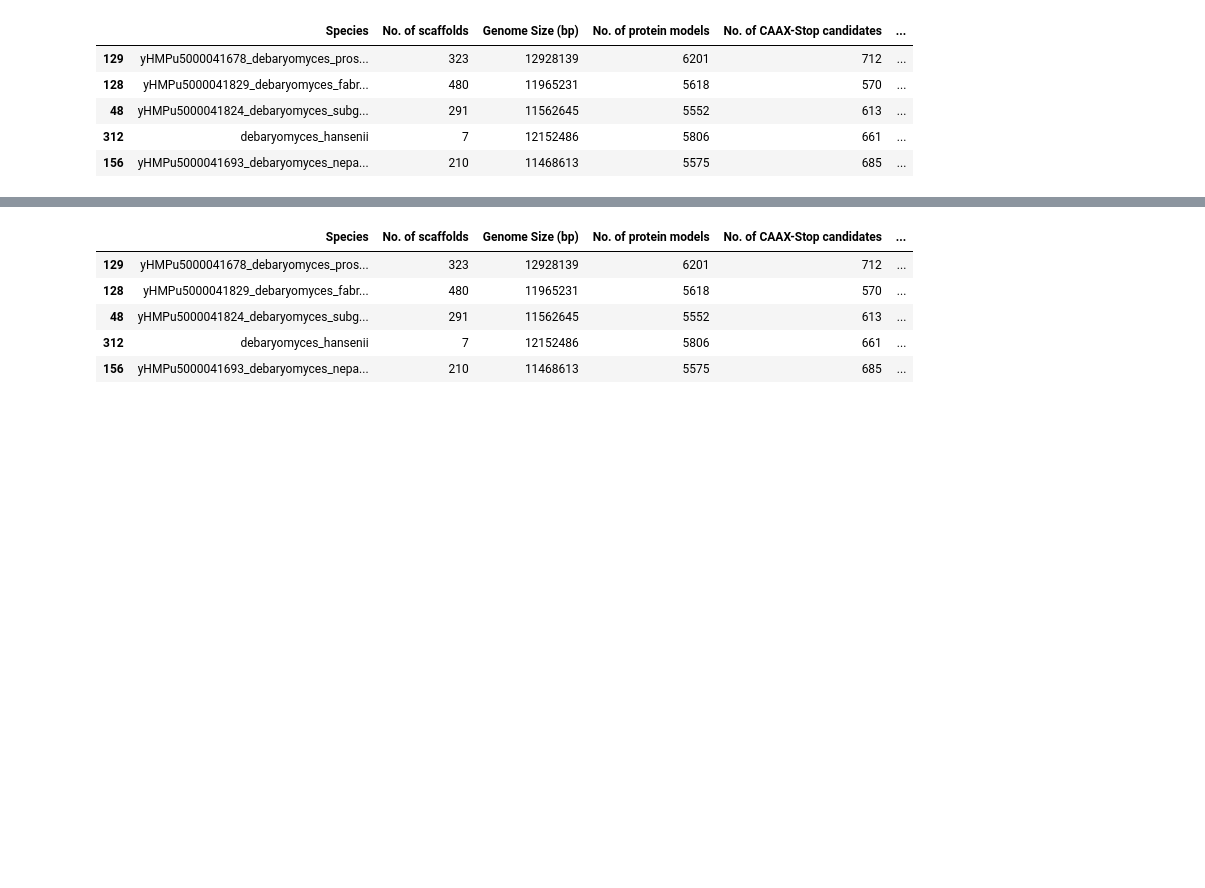
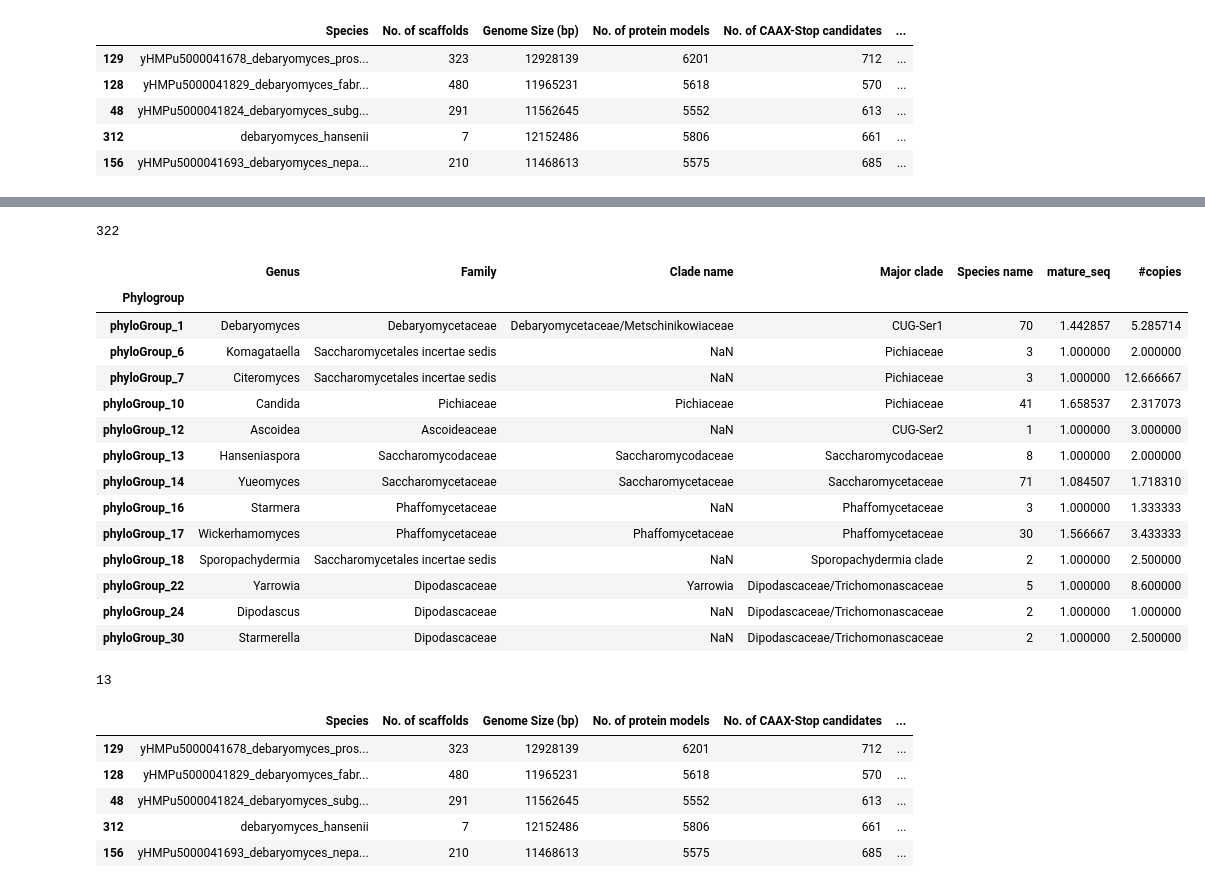
Before and after one commit to sriramsrikant/pheromoneFinder, a Jupyter notebook: notebooks/fungalPheromoneStats_230129.ipynb, the cells around one changed output, grey strips where cells are left out. Cells and saved outputs as stored; diff of their text form; code cells hidden in the pictures; blank space fills up the shorter version.

```diff
--- a/notebooks/fungalPheromoneStats_230129.ipynb
+++ b/notebooks/fungalPheromoneStats_230129.ipynb
@@ -2076,31 +2092,90 @@ dtype: int64
 # %%
 ##On [230205], I am going to write a piece of code, to pull in the list of curated pheromone candidates, based on the number of copies and aggregate them
 ##based on the major clade they belong to in the publication of Shen 2017.
 ##I think I can ingest what is currently table 2 "per-species_unique-candidate-list_220320.csv", which I made manually and then use similar aggregation to above.
 ##The goal is to address reviewer comments and condense table 2 to something smaller and existing to Supp Table 2.
 ##Importing existing table 2.
 candidate_score_dir = os.path.join(data_dir, "scores")
-species_unique_candidates_frame = pd.read_csv(os.path.join(candidate_score_dir, "per-species_unique-candidate-list_220320.csv"), sep=",")
-species_unique_candidates_frame['Species'] = species_unique_candidates_frame['Species'].str.replace(' ', '_')
+species_unique_candidates_frame_total = pd.read_csv(os.path.join(candidate_score_dir, "per-species_unique-candidate-list_220320.csv"), sep=",")
+species_unique_candidates_frame_total['Species'] = species_unique_candidates_frame_total['Species'].str.replace(' ', '_')
 #species_unique_candidates_frame.head()
+#print(species_unique_candidates_frame.columns)
 
 phylo_stats = pd.read_csv(os.path.join(data_dir, "230127_Shen2018_343taxa_speicies-name_clade-name.txt"), sep="\t", index_col=0)
 #phylo_stats.head()
 # print("\nColumns in phylo stats table from Shen et al, 2017:")
 # print("\n".join(phylo_stats.columns.tolist()))
 
-species_unique_candidates_clade_stats = species_unique_candidates_frame.merge(phylo_stats[['old_speceis_names','Species name','Major clade', 'Family', 'Genus']],
+##I am going to group the pheromones by major clade, but maybe I should first group by species for number of possible pheromones per species.
+##Before grouping by major clade, I am first going to group by 'Species Name' and sum all predicted pheromone copies, and count the number of distinct mature_seq candidates.
+##This is to generate the table with all species, even those where pheromones are not found.
+species_unique_candidates_frame = species_unique_candidates_frame_total.copy()
+##This is to generate the table with only species where a pheromone candidate is predicted.
+species_unique_candidates_frame = species_unique_candidates_frame_total[species_unique_candidates_frame_total['Candidate found'] == 'Y'].copy()
+#print(len(species_unique_candidates_frame))
+##This is to aggregate the dataframe as described above.
+species_unique_candidates_frame['#copies'] = species_unique_candidates_frame['#copies'].fillna(0)
+species_unique_candidates_frame = species_unique_candidates_frame.astype({'#copies': 'float'})
+aggregation_functions = {'Phylogroup': 'first',
+                         'Clade name': 'first',
+                         'Candidate found': 'first',
+                         '#copies': 'sum',
+                         'mature_seq': 'size'}
+##Aggregation and also making sure that all columns are accounted for.
+species_unique_candidates_agg1 = species_unique_candidates_frame.groupby(species_unique_candidates_frame['Species'], sort=False).aggregate(aggregation_functions)
+#species_unique_candidates_agg1.head()
+#print(len(species_unique_candidates_agg1))
+
+##I now have a dataframe that is the size of the number of species being analyzed.
+##I am going to merge this with the table that details names as listed in Shen 2017 (similar to done for Table1).
+species_unique_candidates_clade_stats = species_unique_candidates_agg1.merge(phylo_stats[['old_speceis_names','Species name','Major clade', 'Family', 'Genus']],
                                                                               how='left', left_on='Species', right_on='old_speceis_names')
 #print(len(species_unique_candidates_clade_stats))
 #print(species_unique_candidates_clade_stats.columns)
 species_unique_candidates_clade_stats = species_unique_candidates_clade_stats[['Species name', 'Major clade', 'Family', 'Genus', 'Clade name', 'Phylogroup',
                                                                                'Candidate found', '#copies', 'mature_seq']]
 #species_unique_candidates_clade_stats.head()
-#species_unique_candidates_clade_stats.to_csv(os.path.join(data_dir, "per-species_candidates_supptable2_230205.csv"), sep="\t", header=True, index=True, index_label='index')
+#species_unique_candidates_clade_stats.to_csv(os.path.join(data_dir, "per-species_candidates_supptable2_230304.csv"), sep="\t", header=True, index=True, index_label='index')
 
 ##Outputing the list of species without a candidate found in the curated candidates I have.
-species_missing_candidates_clade_stats = species_unique_candidates_clade_stats[species_unique_candidates_clade_stats['Candidate found'] == 'N']
-#species_missing_candidates_clade_stats.to_csv(os.path.join(candidate_score_dir, "species_missing-candidates_230205.csv"), sep="\t", header=True, index=True, index_label='index')
+#species_missing_candidates_clade_stats = species_unique_candidates_clade_stats[species_unique_candidates_clade_stats['Candidate found'] == 'N']
+#species_missing_candidates_clade_stats.to_csv(os.path.join(candidate_score_dir, "species_missing-candidates_230304.csv"), sep="\t", header=True, index=True, index_label='index')
+
+##I am now going to aggregate by phylogroup to generate a substantially smaller table 2 for the main text.
+##I am going to aggregate by phylogroup since this is the relevant distinction here. I need to first understand if there are multiple
+aggregation_functions = {'Species name': 'size',
+                         'Major clade': 'first',
+                         'Family': 'first',
+                         'Genus': 'first',
+                         'Clade name': 'first',
+                         '#copies': 'mean',
+                         'mature_seq': 'mean'}
+table2_stats = species_unique_candidates_clade_stats.groupby(species_unique_candidates_clade_stats['Phylogroup'], sort=False).aggregate(aggregation_functions)
+#table2_stats.to_csv(os.path.join(data_dir, "phylogroup_candidate-stats_table2_230304.csv"), sep="\t", header=True, index=True, index_label='index')
+#table2_stats.to_csv(os.path.join(data_dir, "phylogroup_found-candidate-stats_table2_230304.csv"), sep="\t", header=True, index=True, index_label='index')
+#table2_stats[table2_stats['#copies'] > 0].head(13)
+table2_stats.head(55)
+# %% [output]
+322
+|  | Genus | Family | Clade name | Major clade | Species name | mature_seq | #copies |
+| Phylogroup |  |  |  |  |  |  |  |
+| phyloGroup_1 | Debaryomyces | Debaryomycetaceae | Debaryomycetaceae/Metschinikowiaceae | CUG-Ser1 | 70 | 1.442857 | 5.285714 |
+| phyloGroup_6 | Komagataella | Saccharomycetales incertae sedis | NaN | Pichiaceae | 3 | 1.000000 | 2.000000 |
+| phyloGroup_7 | Citeromyces | Saccharomycetales incertae sedis | NaN | Pichiaceae | 3 | 1.000000 | 12.666667 |
+| phyloGroup_10 | Candida | Pichiaceae | Pichiaceae | Pichiaceae | 41 | 1.658537 | 2.317073 |
+| phyloGroup_12 | Ascoidea | Ascoideaceae | NaN | CUG-Ser2 | 1 | 1.000000 | 3.000000 |
+| phyloGroup_13 | Hanseniaspora | Saccharomycodaceae | Saccharomycodaceae | Saccharomycodaceae | 8 | 1.000000 | 2.000000 |
+| phyloGroup_14 | Yueomyces | Saccharomycetaceae | Saccharomycetaceae | Saccharomycetaceae | 71 | 1.084507 | 1.718310 |
+| phyloGroup_16 | Starmera | Phaffomycetaceae | NaN | Phaffomycetaceae | 3 | 1.000000 | 1.333333 |
+| phyloGroup_17 | Wickerhamomyces | Phaffomycetaceae | Phaffomycetaceae | Phaffomycetaceae | 30 | 1.566667 | 3.433333 |
+| phyloGroup_18 | Sporopachydermia | Saccharomycetales incertae sedis | NaN | Sporopachydermia clade | 2 | 1.000000 | 2.500000 |
+| phyloGroup_22 | Yarrowia | Dipodascaceae | Yarrowia | Dipodascaceae/Trichomonascaceae | 5 | 1.000000 | 8.600000 |
+| phyloGroup_24 | Dipodascus | Dipodascaceae | NaN | Dipodascaceae/Trichomonascaceae | 2 | 1.000000 | 1.000000 |
+| phyloGroup_30 | Starmerella | Dipodascaceae | NaN | Dipodascaceae/Trichomonascaceae | 2 | 1.000000 | 2.500000 |
+# %%
+print(len(table2_stats[table2_stats['#copies'] > 0]))
+# %% [output]
+13
 # %%
 pooled_stats_output.head()
 # %% [output]
```
Also changed, not shown: parts of 4 cells of this notebook.
